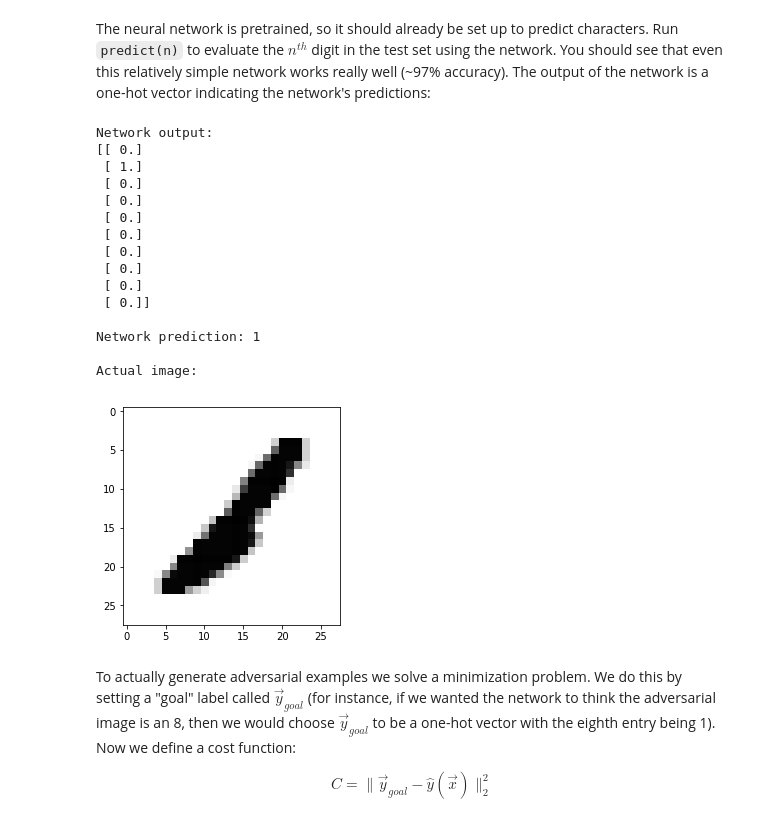
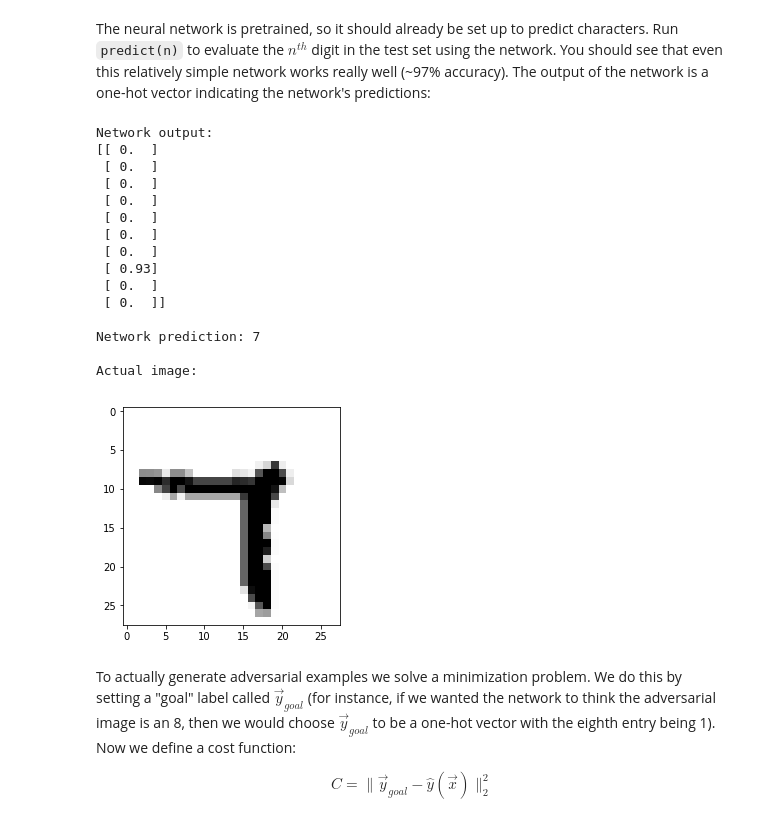
Before and after one commit to dangeng/Simple_Adversarial_Examples, a Jupyter notebook: MLAB/adversarial_example.ipynb, the cells around one changed output. Drawn from its saved outputs; the diff is of its cells as text; code cells hidden in the pictures.

```diff
--- a/MLAB/adversarial_example.ipynb
+++ b/MLAB/adversarial_example.ipynb
@@ -33,36 +48,35 @@ The neural network is pretrained, so it should already be set up to predict char
 # %%
 def predict(n):
     # Get the data from the test set
     x = test_data[n][0]
-    y = test_data[n][1]
 
     # Print the prediction of the network
     print 'Network output: \n' + str(np.round(net.feedforward(x), 2)) + '\n'
     print 'Network prediction: ' + str(np.argmax(net.feedforward(x))) + '\n'
     print 'Actual image: '
 
     # Draw the image
     plt.imshow(x.reshape((28,28)), cmap='Greys')
 
 # Replace the argument with a number 0-9999
-predict(8244)
+predict(2344)
 # %% [output]
 Network output:
-[[ 0.]
- [ 1.]
- [ 0.]
- [ 0.]
- [ 0.]
- [ 0.]
- [ 0.]
- [ 0.]
- [ 0.]
- [ 0.]]
+[[ 0.  ]
+ [ 0.  ]
+ [ 0.  ]
+ [ 0.  ]
+ [ 0.  ]
+ [ 0.  ]
+ [ 0.  ]
+ [ 0.93]
+ [ 0.  ]
+ [ 0.  ]]
 
-Network prediction: 1
+Network prediction: 7
 
 Actual image:
-[figure, old version]
+[figure, new version]
 # %% [markdown]
 To actually generate adversarial examples we solve a minimization problem. We do this by setting a "goal" label called $ \vec y_{goal} $ (for instance, if we wanted the network to think the adversarial image is an 8, then we would choose $ \vec y_{goal} $ to be a one-hot vector with the eighth entry being 1). Now we define a cost function:
 
```
Also changed, not shown: parts of 22 cells of this notebook.
